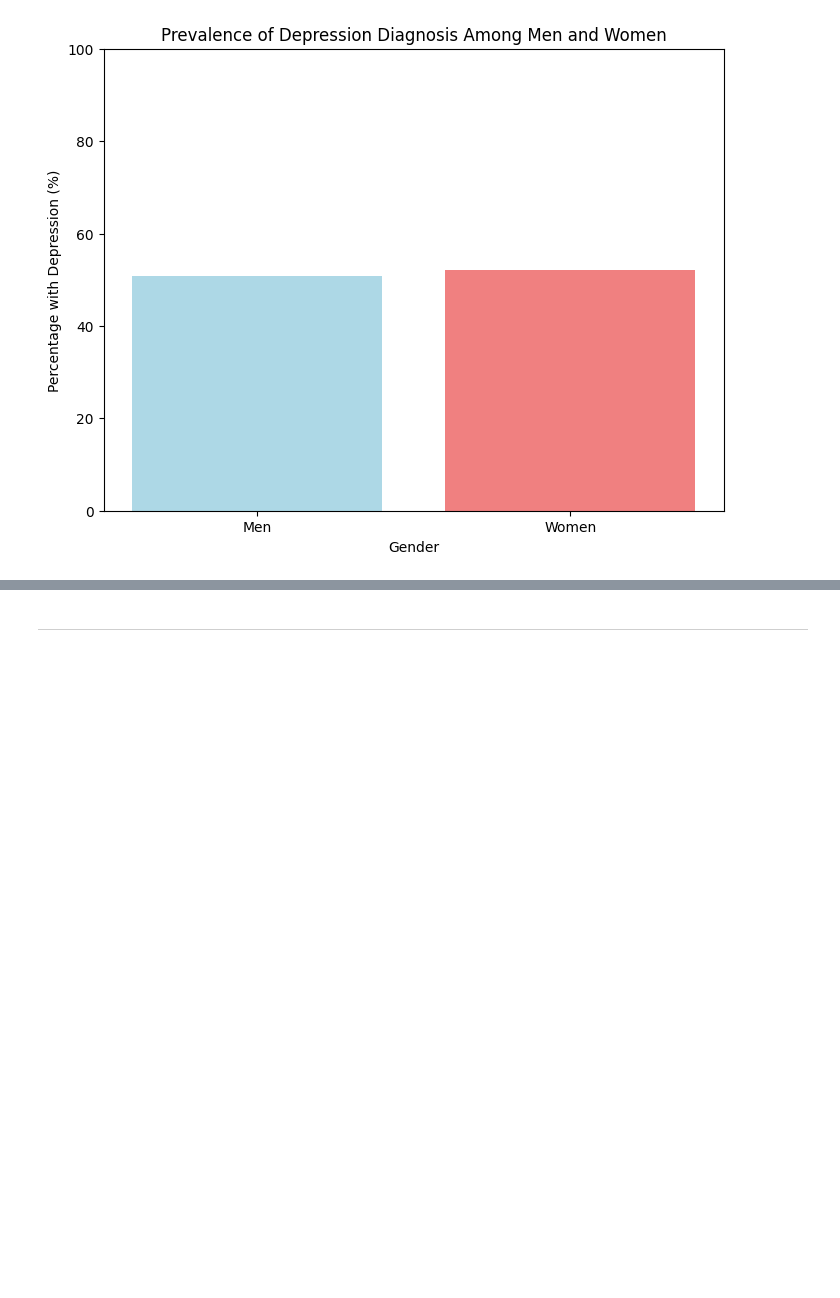
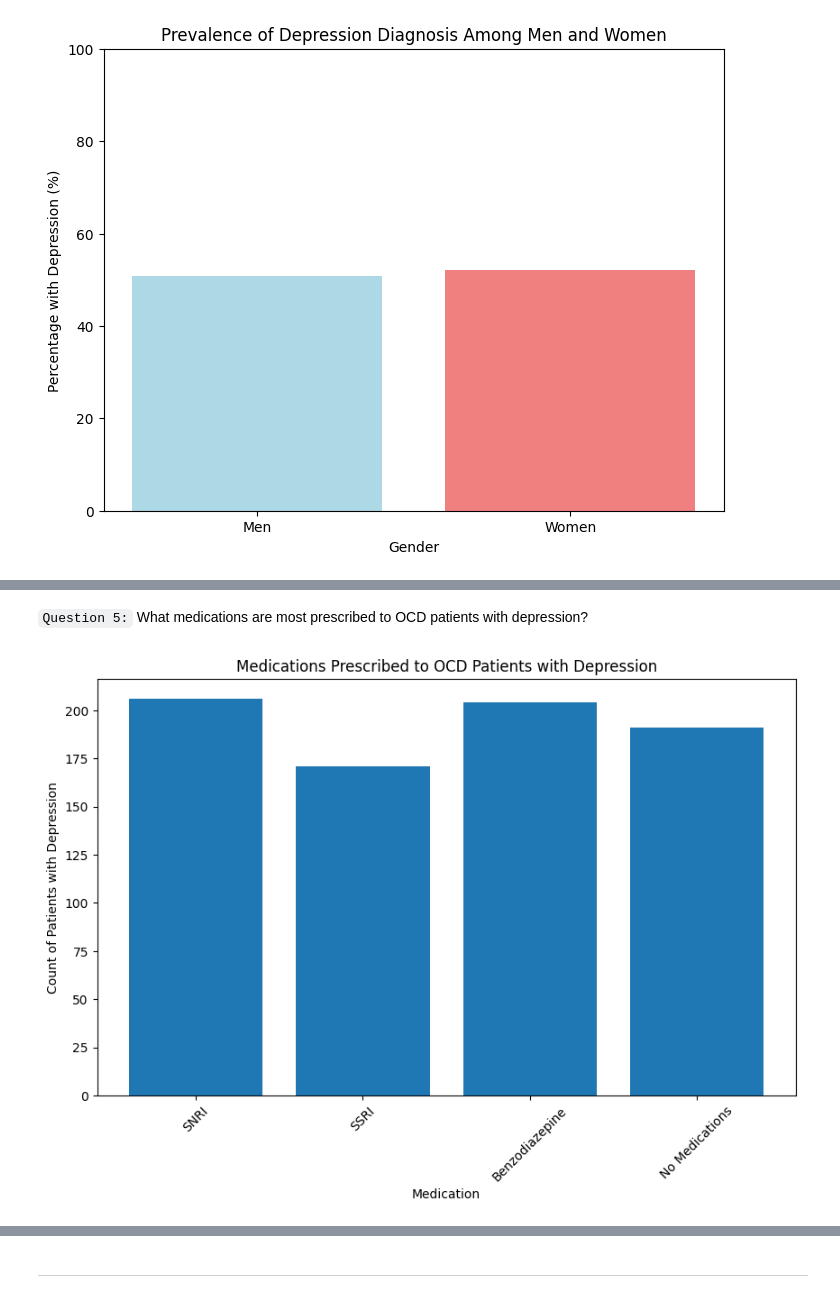
Before and after one commit to aalexakos/Depression-Detection, a Jupyter notebook: JupyterNotebookDepressionDataset.ipynb, the cells around one changed output, grey strips where cells are left out. Saved outputs shown, nothing was run; the diff lists cells and outputs as text; code cells hidden in the pictures; blank space fills up the shorter version.

```diff
--- a/JupyterNotebookDepressionDataset.ipynb
+++ b/JupyterNotebookDepressionDataset.ipynb
@@ -386,0 +393,19 @@ Percentage of women with a depression diagnosis: 52.06%
+# %% [markdown]
+`Question 5:` What medications are most prescribed to OCD patients with depression?
+# %%
+# Filter the data to only include OCD patients with depression
+depressed_patients = df_p[df_p['Depression Diagnosis'] == 1]
+
+# Calculate the count of patients prescribed each medication
+medication_counts = depressed_patients[['Medications_SNRI', 'Medications_SSRI', 'Medications_Benzodiazepine', 'Medications_None']].sum()
+
+# Graphic
+plt.figure(figsize=(10, 6))
+plt.bar(range(len(medication_counts)), medication_counts)
+plt.xticks(range(len(medication_counts)), ['SNRI', 'SSRI', 'Benzodiazepine', 'No Medications'], rotation=45)
+plt.xlabel('Medication')
+plt.ylabel('Count of Patients with Depression')
+plt.title('Medications Prescribed to OCD Patients with Depression')
+plt.show()
+# %% [output]
+[figure, added]
```
Also changed, not shown: parts of 7 cells of this notebook, 1 other file.
